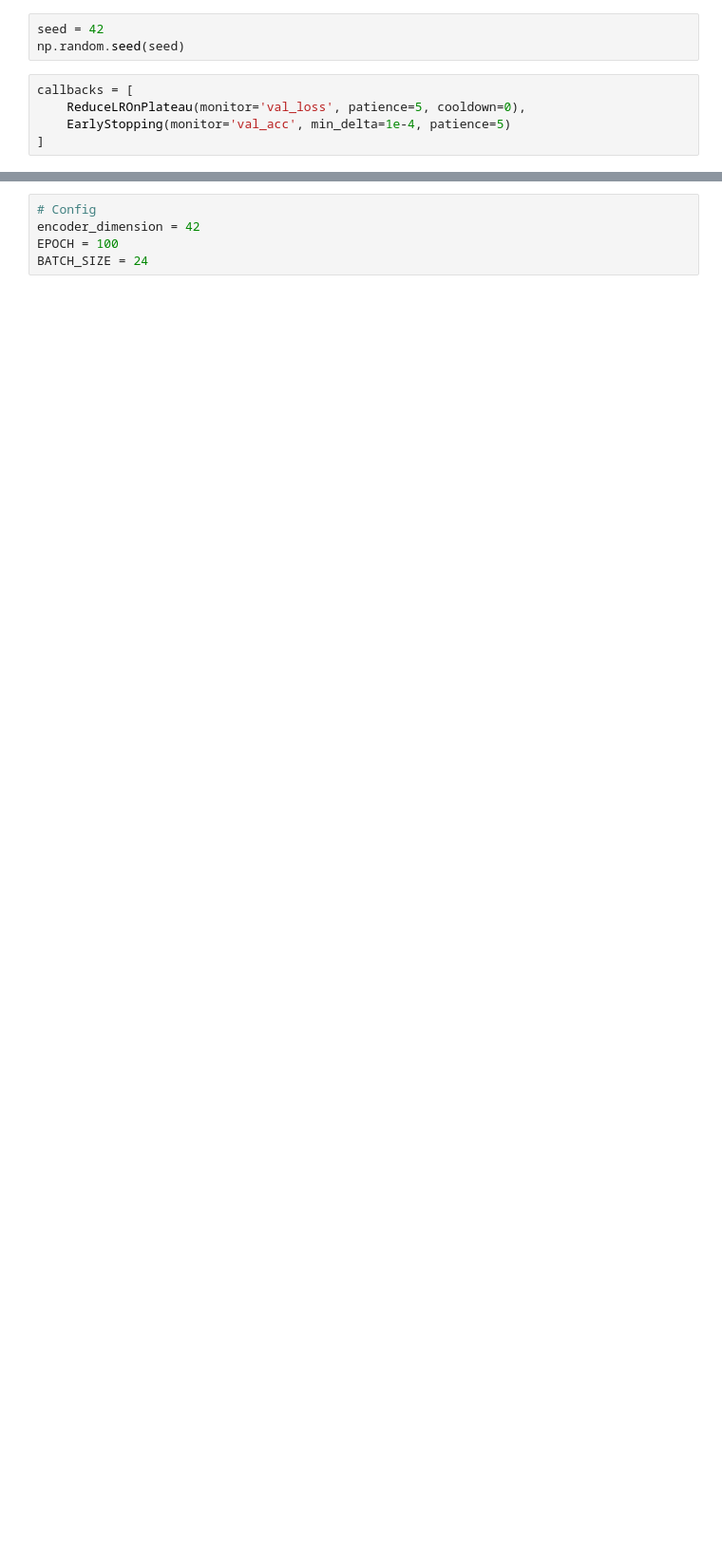
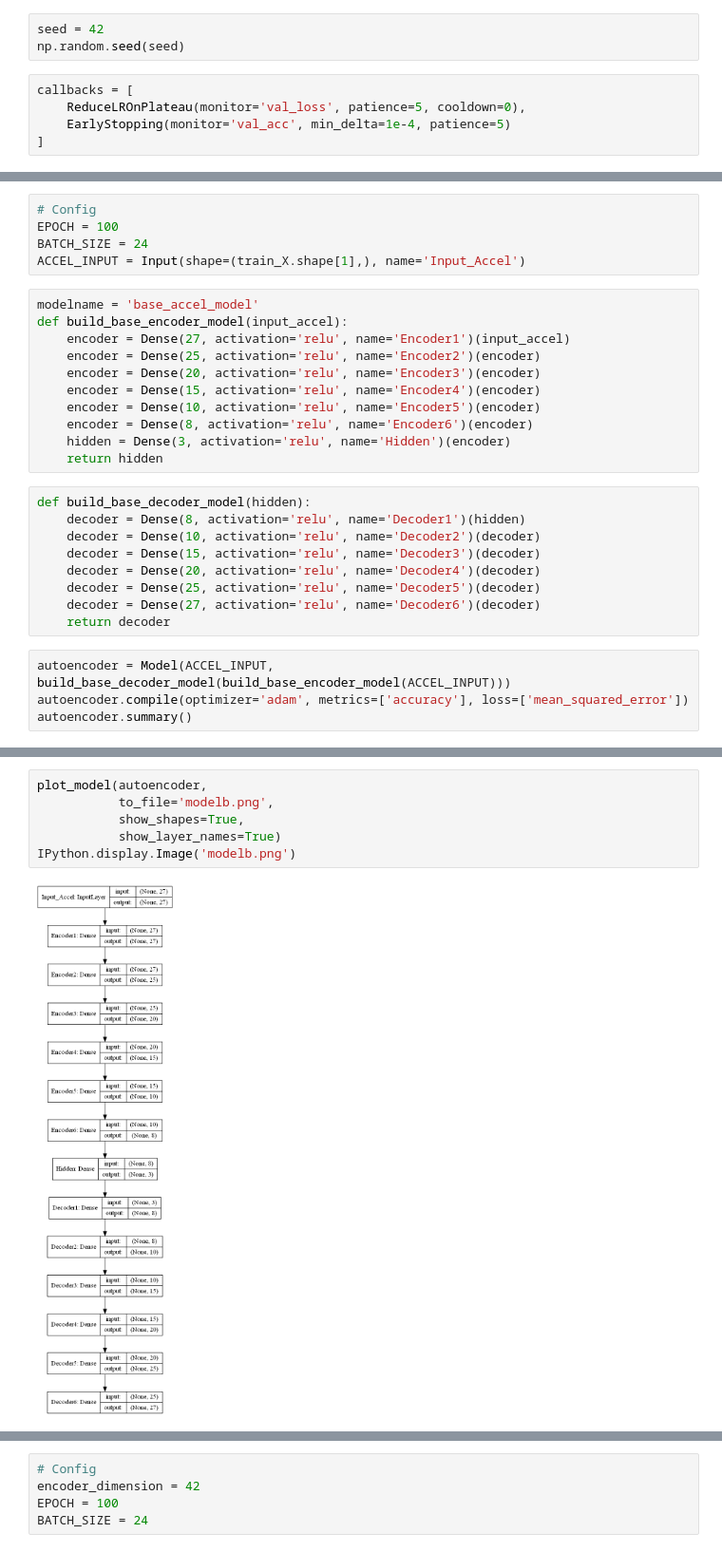
Before and after one commit to raymondng76/PRS-ISSM-2019-09-09-IS1FT-CA3, a Jupyter notebook: code/CA3.ipynb, the cells around one changed output, grey strips where cells are left out. Shown at 95% size. Drawn from its saved outputs; the diff is of its cells as text; blank space fills up the shorter version.

```diff
--- a/code/CA3.ipynb
+++ b/code/CA3.ipynb
@@ -336,0 +393,29 @@ callbacks = [
+# %%
+# Config
+EPOCH = 100
+BATCH_SIZE = 24
+ACCEL_INPUT = Input(shape=(train_X.shape[1],), name='Input_Accel')
+# %%
+modelname = 'base_accel_model'
+def build_base_encoder_model(input_accel):
+    encoder = Dense(27, activation='relu', name='Encoder1')(input_accel)
+    encoder = Dense(25, activation='relu', name='Encoder2')(encoder)
+    encoder = Dense(20, activation='relu', name='Encoder3')(encoder)
+    encoder = Dense(15, activation='relu', name='Encoder4')(encoder)
+    encoder = Dense(10, activation='relu', name='Encoder5')(encoder)
+    encoder = Dense(8, activation='relu', name='Encoder6')(encoder)
+    hidden = Dense(3, activation='relu', name='Hidden')(encoder)
+    return hidden
+# %%
+def build_base_decoder_model(hidden):
+    decoder = Dense(8, activation='relu', name='Decoder1')(hidden)
+    decoder = Dense(10, activation='relu', name='Decoder2')(decoder)
+    decoder = Dense(15, activation='relu', name='Decoder3')(decoder)
+    decoder = Dense(20, activation='relu', name='Decoder4')(decoder)
+    decoder = Dense(25, activation='relu', name='Decoder5')(decoder)
+    decoder = Dense(27, activation='relu', name='Decoder6')(decoder)
+    return decoder
+# %%
+autoencoder = Model(ACCEL_INPUT, build_base_decoder_model(build_base_encoder_model(ACCEL_INPUT)))
+autoencoder.compile(optimizer='adam', metrics=['accuracy'], loss=['mean_squared_error'])
+autoencoder.summary()
@@ -336,0 +440,8 @@ callbacks = [
+# %%
+plot_model(autoencoder,
+           to_file='modelb.png',
+           show_shapes=True,
+           show_layer_names=True)
+IPython.display.Image('modelb.png')
+# %% [output]
+[figure, added]
```
Also changed, not shown: parts of 77 cells of this notebook.
